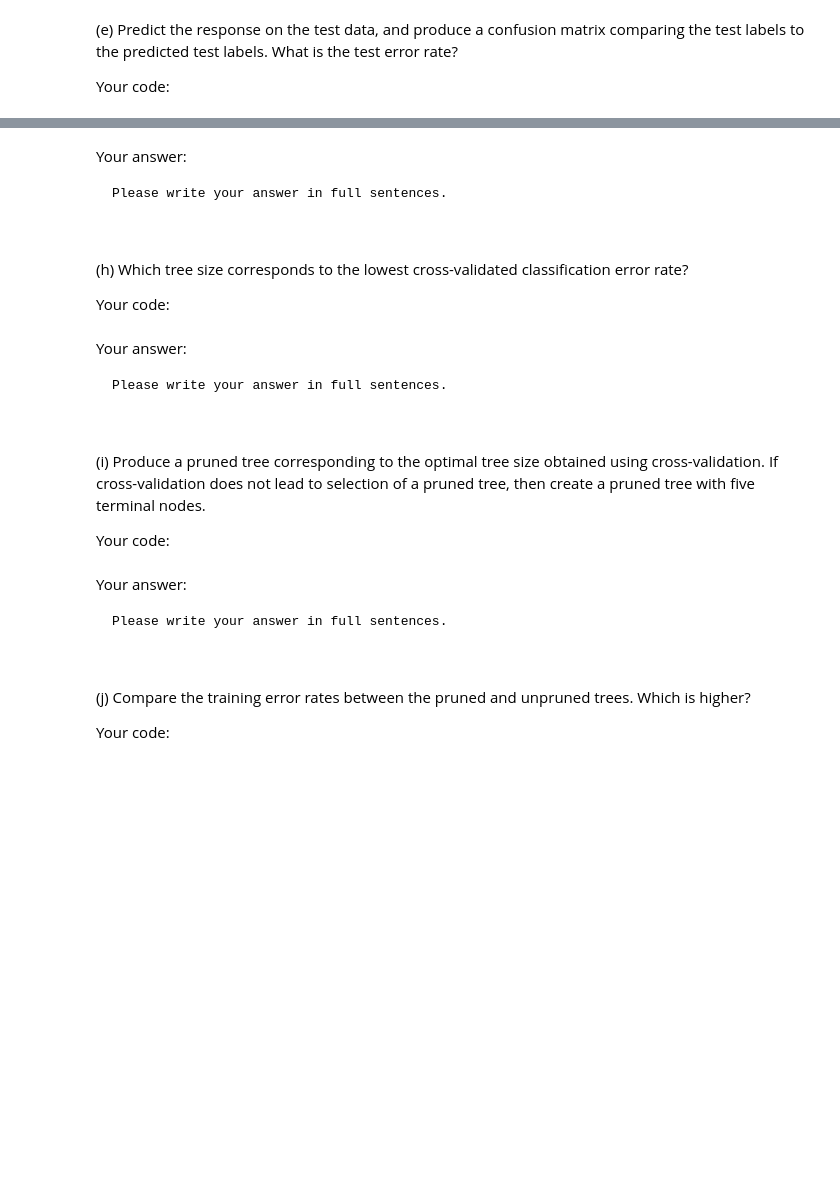
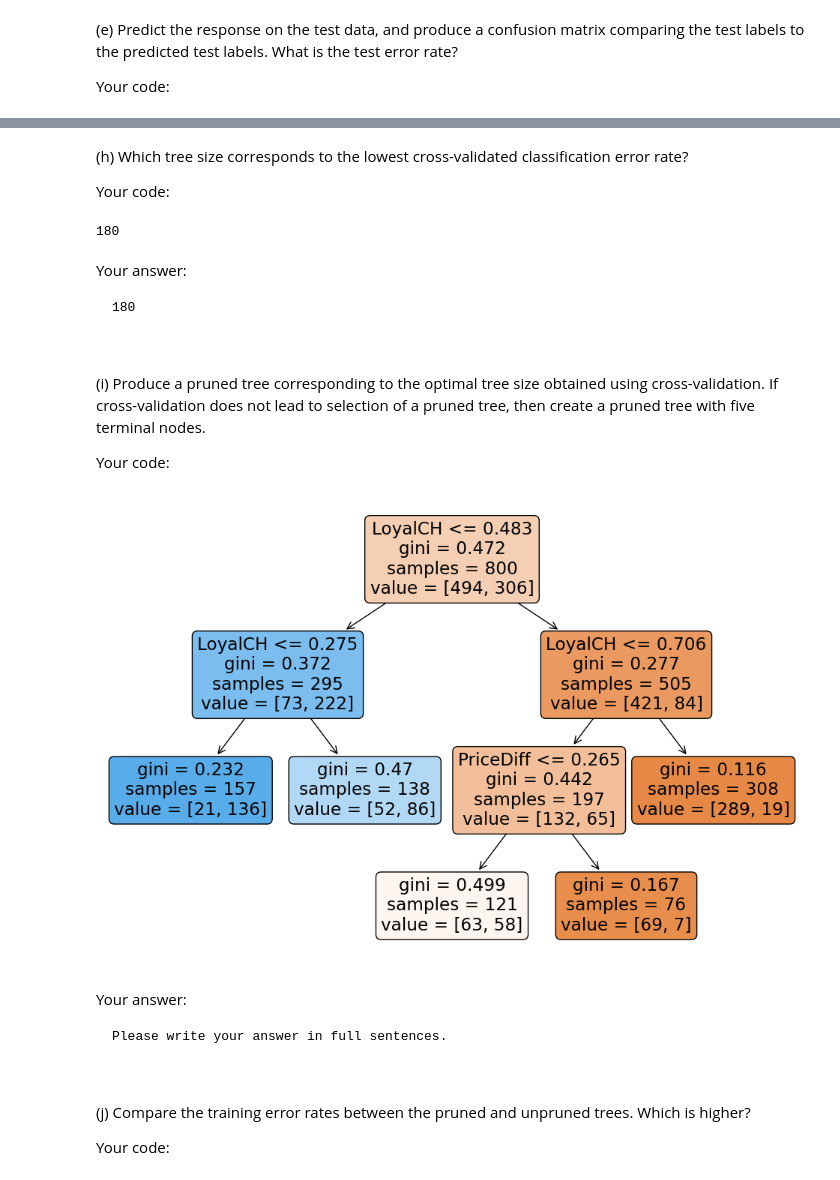
Before and after one commit to BU-MSSP-Classroom/MA679_Spring2024_07_tree_ensemble-Ye1203, a Jupyter notebook: Ch08_TreeEnsemble_Python.ipynb, the cells around one changed output, grey strips where cells are left out. Saved outputs shown, nothing was run; the diff lists cells and outputs as text; code cells hidden in the pictures; blank space fills up the shorter version.

```diff
--- a/Ch08_TreeEnsemble_Python.ipynb
+++ b/Ch08_TreeEnsemble_Python.ipynb
@@ -254,23 +396,18 @@ Your code:
 # %% [markdown]
-Your answer:
-
-~~~
-Please write your answer in full sentences.
-
-
-~~~
 
 (h) Which tree size corresponds to the lowest cross-validated classification error rate?
 
 Your code:
 # %%
-#
-#
+optimal_n_trees = n_estimators_list[np.argmin(oob_errors)]
+optimal_n_trees
+# %% [output]
+180
 # %% [markdown]
 Your answer:
 
 ~~~
-Please write your answer in full sentences.
+180
 
 
 ~~~
@@ -280,8 +417,16 @@ to selection of a pruned tree, then create a pruned tree with five terminal node
 
 Your code:
 # %%
-#
-#
+from sklearn.tree import DecisionTreeClassifier, plot_tree
+
+pruned_tree_clf = DecisionTreeClassifier(random_state=42, max_leaf_nodes=5)
+pruned_tree_clf.fit(X_train_encoded, y_train)
+feature_names_list = X_train_encoded.columns.tolist()
+plt.figure(figsize=(12, 8))
+plot_tree(pruned_tree_clf, filled=True, feature_names=feature_names_list, rounded=True)
+plt.show()
+# %% [output]
+[figure, added]
 # %% [markdown]
 Your answer:
 
```
Also changed, not shown: parts of 21 cells of this notebook.
